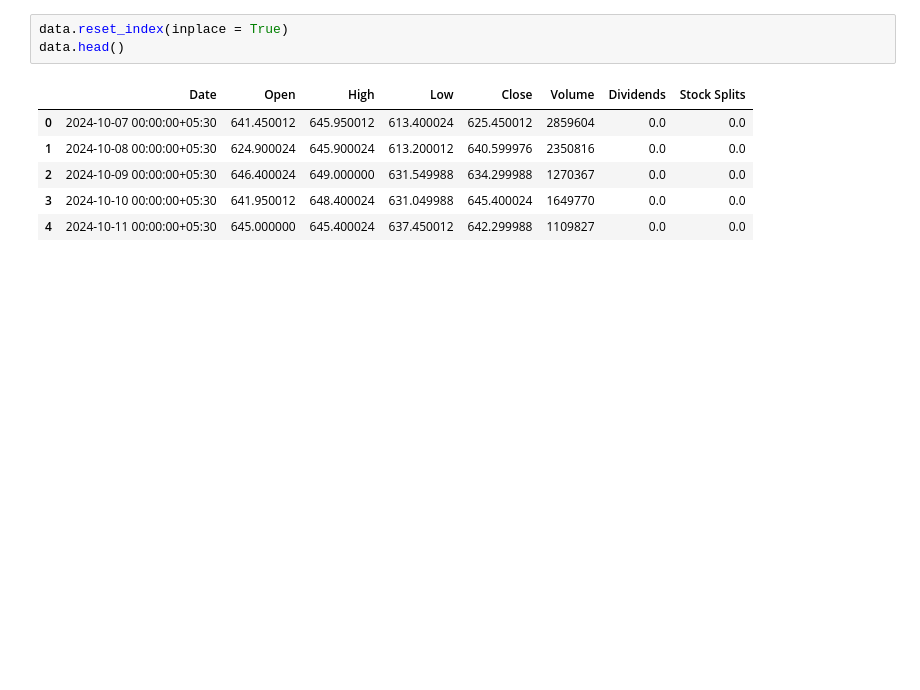
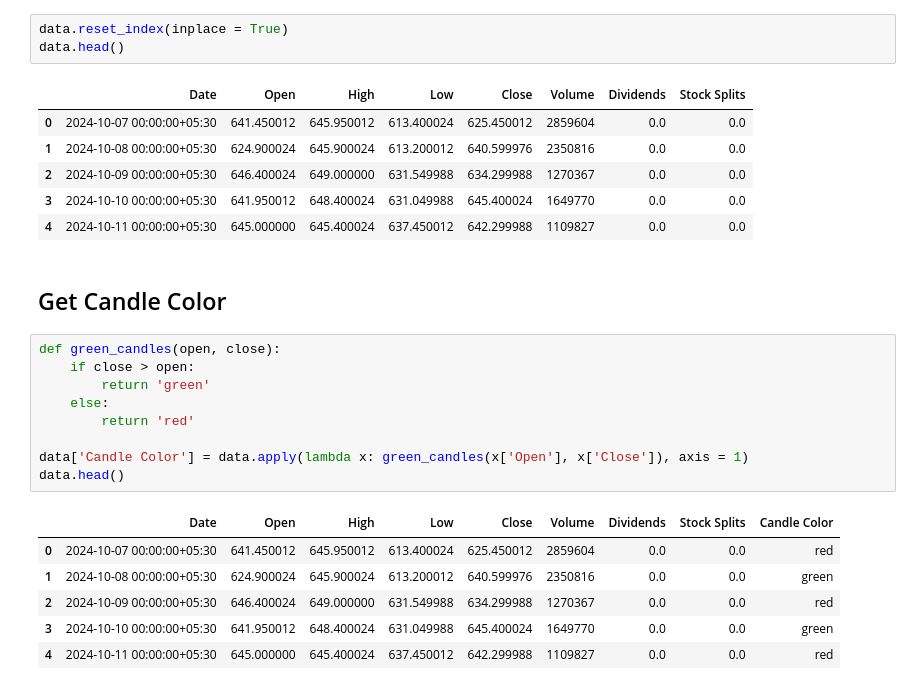
Before and after one commit to shubhangkhare/Learnings, a Jupyter notebook: UP20 Analytics Pipeline.ipynb, the cells around one changed output. Cells and saved outputs as stored; diff of their text form; blank space fills up the shorter version.

```diff
--- a/UP20 Analytics Pipeline.ipynb
+++ b/UP20 Analytics Pipeline.ipynb
@@ -57,6 +59,24 @@ data.head()
 | 2 | 2024-10-09 00:00:00+05:30 | 646.400024 | 649.000000 | 631.549988 | 634.299988 | 1270367 | 0.0 | 0.0 |
 | 3 | 2024-10-10 00:00:00+05:30 | 641.950012 | 648.400024 | 631.049988 | 645.400024 | 1649770 | 0.0 | 0.0 |
 | 4 | 2024-10-11 00:00:00+05:30 | 645.000000 | 645.400024 | 637.450012 | 642.299988 | 1109827 | 0.0 | 0.0 |
+# %% [markdown]
+## Get Candle Color
+# %%
+def green_candles(open, close):
+    if close > open:
+        return 'green'
+    else:
+        return 'red'
+
+data['Candle Color'] = data.apply(lambda x: green_candles(x['Open'], x['Close']), axis = 1)
+data.head()
+# %% [output]
+|  | Date | Open | High | Low | Close | Volume | Dividends | Stock Splits | Candle Color |
+| 0 | 2024-10-07 00:00:00+05:30 | 641.450012 | 645.950012 | 613.400024 | 625.450012 | 2859604 | 0.0 | 0.0 | red |
+| 1 | 2024-10-08 00:00:00+05:30 | 624.900024 | 645.900024 | 613.200012 | 640.599976 | 2350816 | 0.0 | 0.0 | green |
+| 2 | 2024-10-09 00:00:00+05:30 | 646.400024 | 649.000000 | 631.549988 | 634.299988 | 1270367 | 0.0 | 0.0 | red |
+| 3 | 2024-10-10 00:00:00+05:30 | 641.950012 | 648.400024 | 631.049988 | 645.400024 | 1649770 | 0.0 | 0.0 | green |
+| 4 | 2024-10-11 00:00:00+05:30 | 645.000000 | 645.400024 | 637.450012 | 642.299988 | 1109827 | 0.0 | 0.0 | red |
 # %%
 data.head()
 # %% [output]
```
Also changed, not shown: parts of 8 cells of this notebook.
